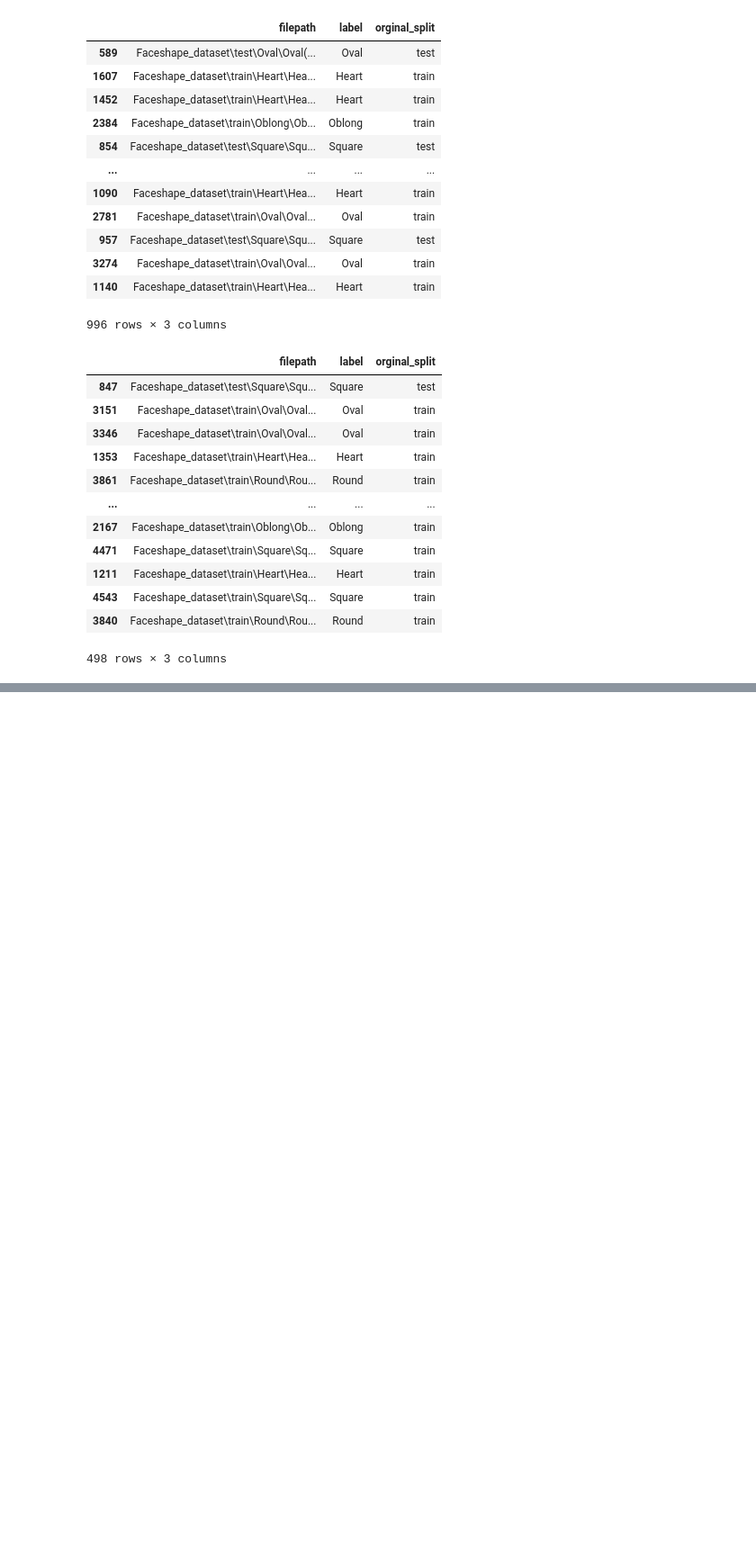
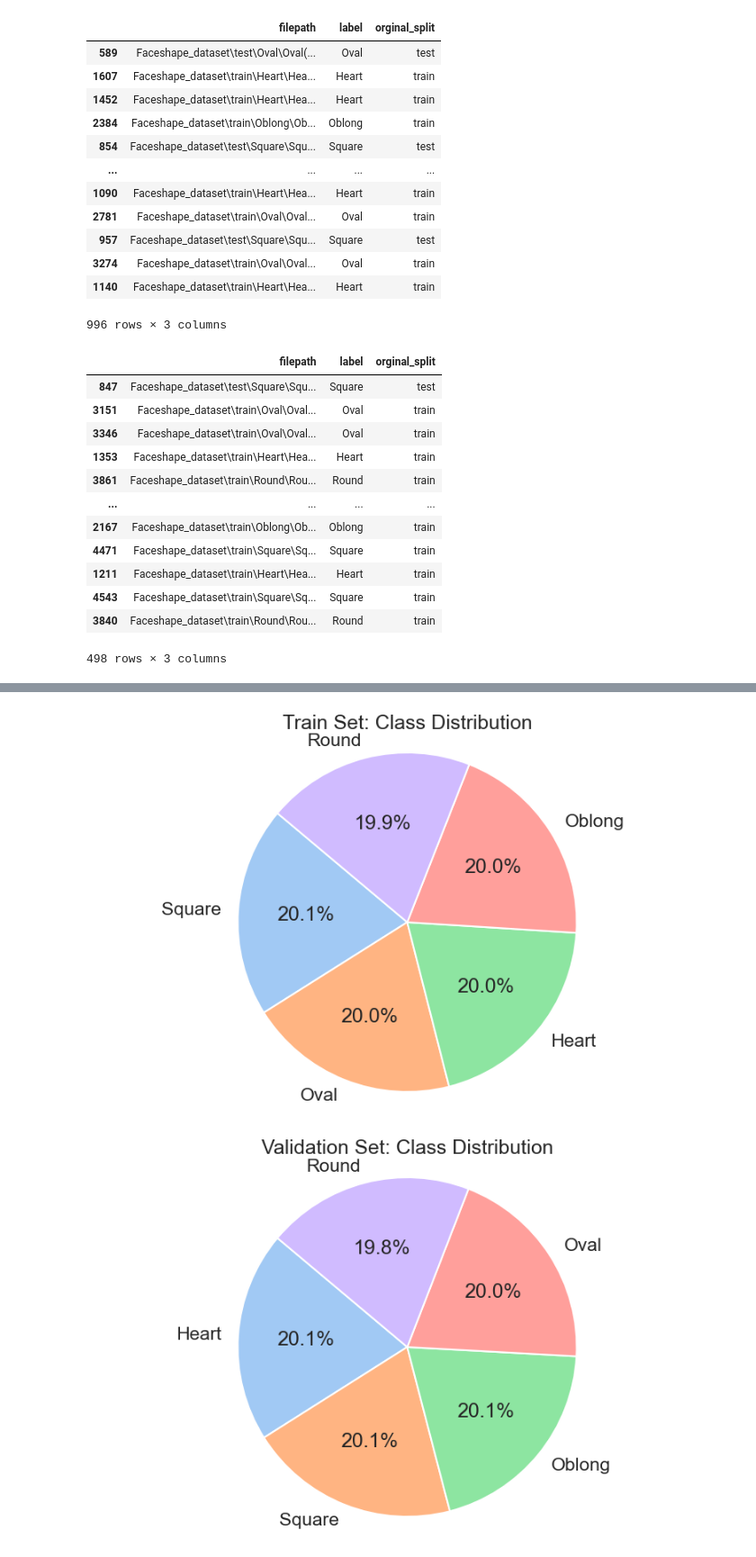
Before and after one commit to Sepide-naderi/eyeglasses_recommandation, a Jupyter notebook: face_shape_classification.ipynb, the cells around one changed output, grey strips where cells are left out. Shown at 90% size. Saved outputs shown, nothing was run; the diff lists cells and outputs as text; code cells hidden in the pictures; blank space fills up the shorter version.

```diff
--- a/face_shape_classification.ipynb
+++ b/face_shape_classification.ipynb
@@ -139,0 +196,17 @@ test_df
+# %%
+#chart per split for detailed view
+splits = ['Train', 'Validation', 'Test']
+for s in splits:
+    subset = combined_df[combined_df['split'] == s]
+    counts = subset['label'].value_counts()
+    labels = counts.index.tolist()
+    sizes = counts.tolist()
+
+    fig, ax = plt.subplots()
+    ax.pie(sizes, labels=labels, autopct='%1.1f%%', startangle=140, colors=sns.color_palette("pastel"))
+    ax.axis('equal')
+    plt.title(f"{s} Set: Class Distribution")
+    plt.show()
+# %% [output]
+[figure, added]
+[figure, added]
```
Also changed, not shown: parts of 7 cells of this notebook.
